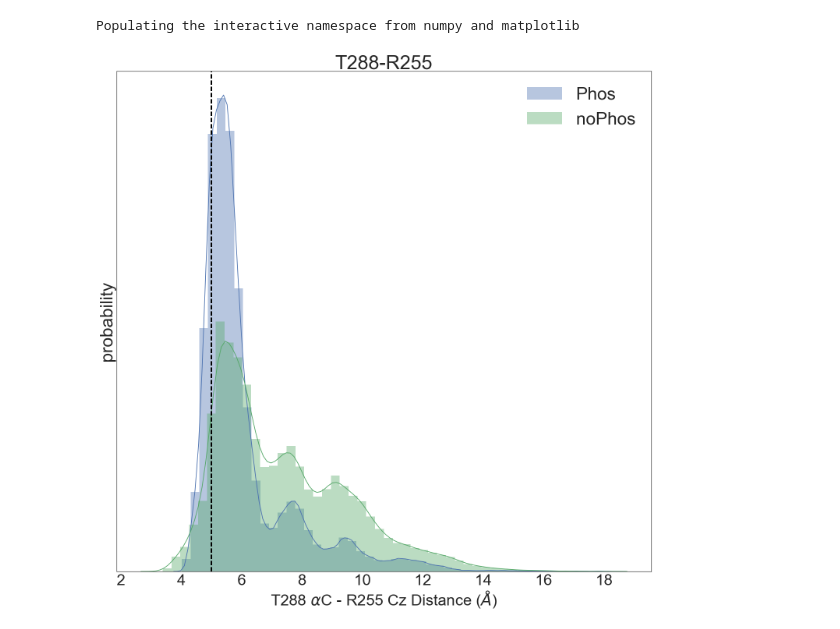
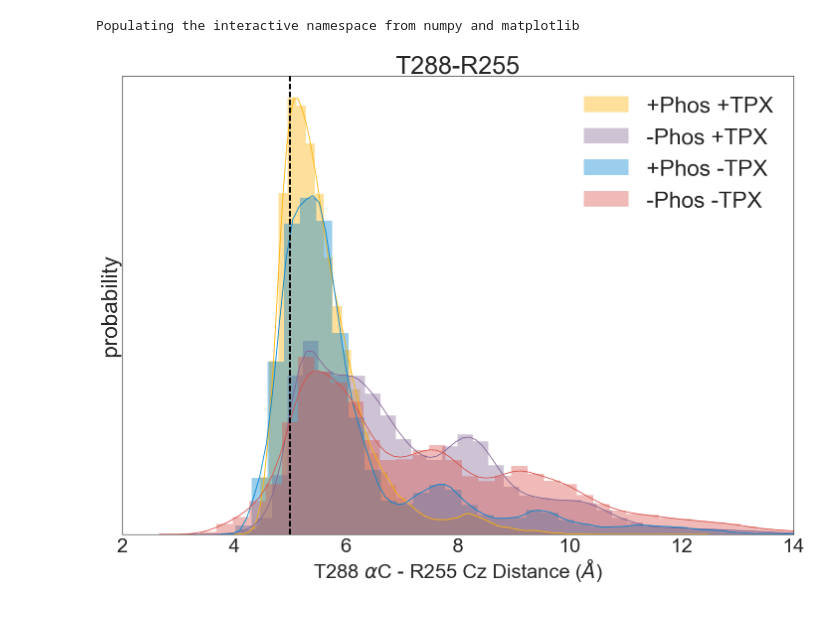
Before and after one commit to choderalab/AURKA_UMN, a Jupyter notebook: t288-r255-distances.ipynb, the cells around one changed output. Cells and saved outputs as stored; diff of their text form; code cells hidden in the pictures.

```diff
--- a/t288-r255-distances.ipynb
+++ b/t288-r255-distances.ipynb
@@ -13,5 +13,7 @@ sns.set_style("white")
 # %% [output]
 Populating the interactive namespace from numpy and matplotlib
 # %%
-phos_data = glob('/Users/albaness/github/AURKA_UMN/data/levinson-coord-data/distances_AURKA_AURKA_phos_notpx2-*.npy')
-nophos_data = glob('/Users/albaness/github/AURKA_UMN/data/levinson-coord-data/distances_AURKA_AURKA_nophos_notpx2-*.npy')
+phos_data_tpx = glob('/Users/albaness/github/AURKA_UMN/data/levinson-coord-data/distances_AURKA_AURKA_phos_tpx2-*.npy')
+nophos_data_tpx = glob('/Users/albaness/github/AURKA_UMN/data/levinson-coord-data/distances_AURKA_AURKA_nophos_tpx2-*.npy')
+phos_data_notpx = glob('/Users/albaness/github/AURKA_UMN/data/levinson-coord-data/distances_AURKA_AURKA_phos_notpx2-*.npy')
+nophos_data_notpx = glob('/Users/albaness/github/AURKA_UMN/data/levinson-coord-data/distances_AURKA_AURKA_nophos_notpx2-*.npy')
@@ -21,18 +20,31 @@ data_nophos = np.load(nophos_data[0])
+# %%
+data_phos_tpx = np.load(phos_data_tpx[0])
+data_nophos_tpx = np.load(nophos_data_tpx[0])
+data_phos_notpx = np.load(phos_data_notpx[0])
+data_nophos_notpx = np.load(nophos_data_notpx[0])
+# %%
+colors = ["amber","dark lavender","cerulean", "pale red"]
 # %%
-plt.figure(figsize=(20,20), dpi=300)
-labels = []
-sns.distplot(data_phos,bins=None, norm_hist=True)
-labels.append('Phos')
-sns.distplot(data_nophos,bins=None, norm_hist=True)
-labels.append('noPhos')
-plt.title('%s-%s' % ('T288', 'R255'), fontsize=50)
-plt.legend(labels, fontsize=45);
-plt.xlabel('T288 $\\alpha$C - R255 Cz Distance ($\\AA$)', fontsize=40);
-plt.ylabel('probability', fontsize=45)
-plt.yticks([], fontsize=30);
-plt.xticks(fontsize=40)
-plt.axvline(x=5, ymin=0, ymax=1, c='black', ls='--', linewidth=4)
-plt.tight_layout()
-plt.savefig('t288-r255cz.pdf')
+with sns.xkcd_palette(colors):
+    plt.figure(figsize=(20,15), dpi=300)
+    labels = []
+    sns.distplot(data_phos_tpx,bins=None, norm_hist=True)
+    labels.append('+Phos +TPX')
+    sns.distplot(data_nophos_tpx,bins=None, norm_hist=True)
+    labels.append('-Phos +TPX')
+    sns.distplot(data_phos_notpx,bins=None, norm_hist=True)
+    labels.append('+Phos -TPX')
+    sns.distplot(data_nophos_notpx,bins=None, norm_hist=True)
+    labels.append('-Phos -TPX')
+    plt.title('%s-%s' % ('T288', 'R255'), fontsize=50)
+    plt.legend(labels, fontsize=45);
+    plt.xlabel('T288 $\\alpha$C - R255 Cz Distance ($\\AA$)', fontsize=40);
+    plt.ylabel('probability', fontsize=45)
+    plt.yticks([], fontsize=30);
+    plt.xticks(fontsize=40)
+    plt.axvline(x=5, ymin=0, ymax=1, c='black', ls='--', linewidth=4)
+    plt.xlim([2,14])
+    plt.tight_layout()
+plt.savefig('t288-r255cz-all4.pdf')
 # %% [output]
-[figure, old version]
+[figure, new version]
```
Also changed, not shown: parts of 2 cells of this notebook, 6 other files.
